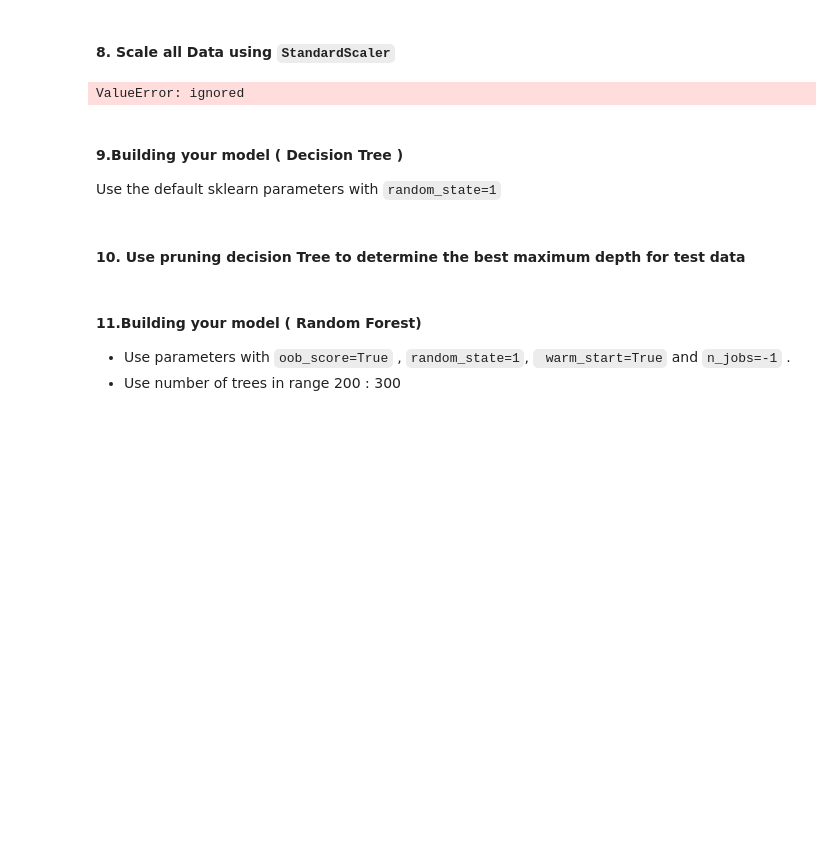
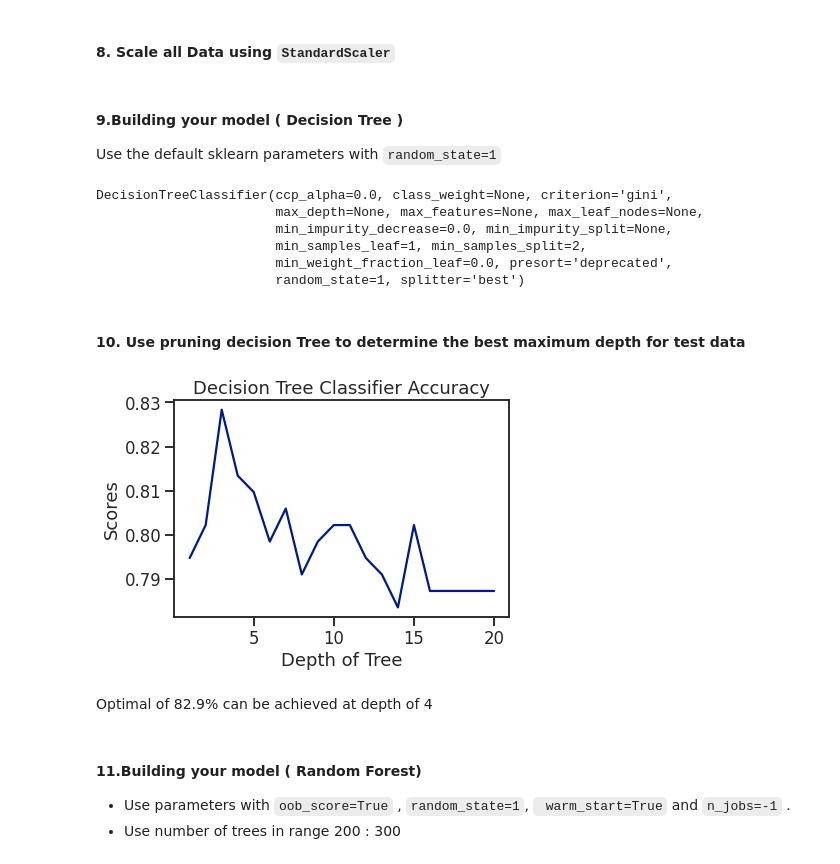
Before and after one commit to mady1258/Decision-Trees, a Jupyter notebook: Exercise/Decision_Trees & SVM Exersice_answer .ipynb, the cells around one changed output. Drawn from its saved outputs; the diff is of its cells as text; code cells hidden in the pictures; blank space fills up the shorter version.

```diff
--- a/Exercise/Decision_Trees & SVM Exersice_answer .ipynb
+++ b/Exercise/Decision_Trees & SVM Exersice_answer .ipynb
@@ -141,3 +158,6 @@ df_testing.describe()
 | 50% | 0.000000 | 3.000000 | 1.000000 | 24.000000 | 0.000000 | 0.000000 | 14.454200 | 0.000000 | 0.000000 | 1.000000 |
 | 75% | 1.000000 | 3.000000 | 1.000000 | 35.000000 | 1.000000 | 0.000000 | 31.000000 | 0.000000 | 0.000000 | 1.000000 |
 | max | 1.000000 | 3.000000 | 1.000000 | 80.000000 | 8.000000 | 6.000000 | 512.329200 | 1.000000 | 1.000000 | 1.000000 |
+# %%
+df_final = df_testing[['Survived','Pclass','Sex','Age','SibSp','Parch','Fare','C','Q','S']]
+df_final.head()
@@ -144,6 +171,6 @@ df_testing.describe()
 # %%
-X = df_testing.iloc[:,1:]
-y = df_testing.iloc[:,:1]
+X = df_final.iloc[:,1:]
+y = df_final.iloc[:,:1]
 # %% [markdown]
 #### 7. Split data into the Training data and Test data by `random_state=5` and `test_size=0.25`
 # %%
@@ -157,13 +184,43 @@ X_train = scale.fit_transform(X_train)
 
 # Test features are scaled using the scaler computed for the training features
 X_test = scale.transform(X_test)
-# %% [output]
-ValueError: ignored
 # %% [markdown]
 #### 9.Building your model ( Decision Tree )
  Use the default sklearn parameters with `random_state=1`
+# %%
+tree = DecisionTreeClassifier(random_state=1)
+tree.fit(X_train, y_train)
+# %% [output]
+DecisionTreeClassifier(ccp_alpha=0.0, class_weight=None, criterion='gini',
+                       max_depth=None, max_features=None, max_leaf_nodes=None,
+                       min_impurity_decrease=0.0, min_impurity_split=None,
+                       min_samples_leaf=1, min_samples_split=2,
+                       min_weight_fraction_leaf=0.0, presort='deprecated',
+                       random_state=1, splitter='best')
 # %% [markdown]
 #### 10. Use  pruning  decision Tree to determine the best maximum depth for test data
+# %%
+scores = []
+
+for i in range(1, 21):
+    tree = DecisionTreeClassifier(random_state=1, max_depth=i)
+    tree.fit(X_train, y_train)
+    score = tree.score(X_test, y_test)
+    scores.append(tree.score(X_test, y_test))
+# %%
+sns.set_context('talk')
+sns.set_palette('dark')
+sns.set_style('ticks')
+
+plt.plot(range(1, 21), scores)
+plt.xlabel("Depth of Tree")
+plt.ylabel("Scores")
+plt.title("Decision Tree Classifier Accuracy")
+plt.show()
+# %% [output]
+[figure, added]
+# %% [markdown]
+ Optimal of 82.9% can be achieved at depth of 4
 # %% [markdown]
 #### 11.Building your model ( Random Forest)
  - Use parameters with  `oob_score=True` , `random_state=1`, ` warm_start=True` and `n_jobs=-1` .
```
Also changed, not shown: parts of 10 cells of this notebook.
